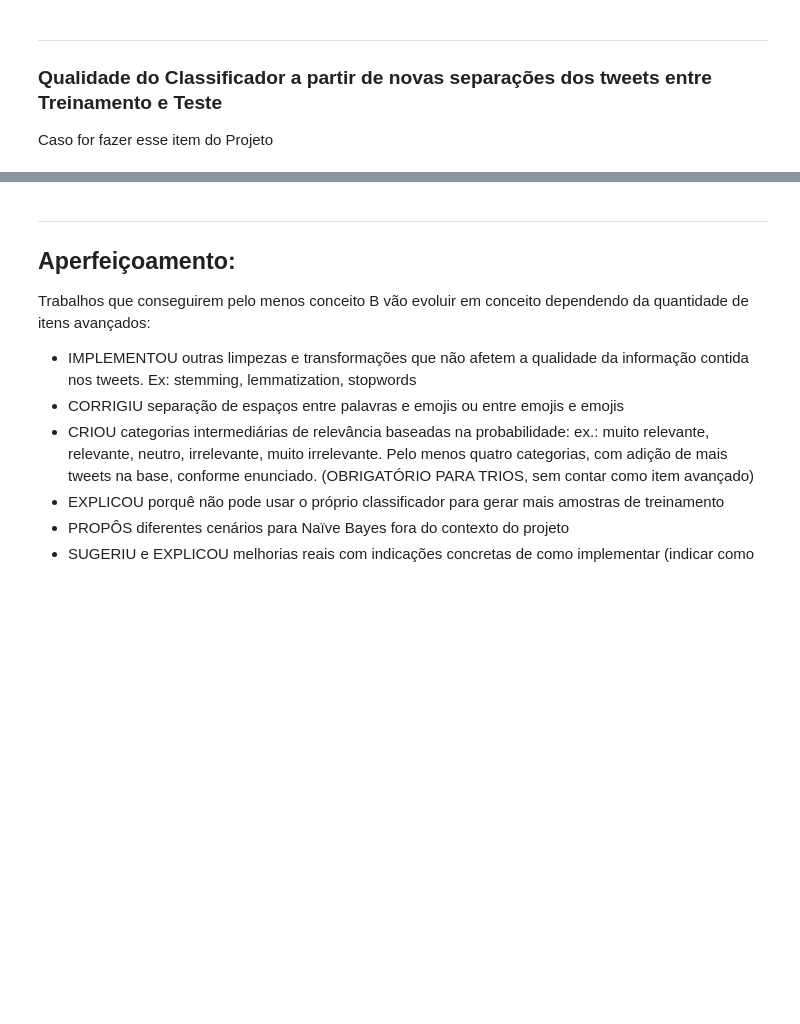
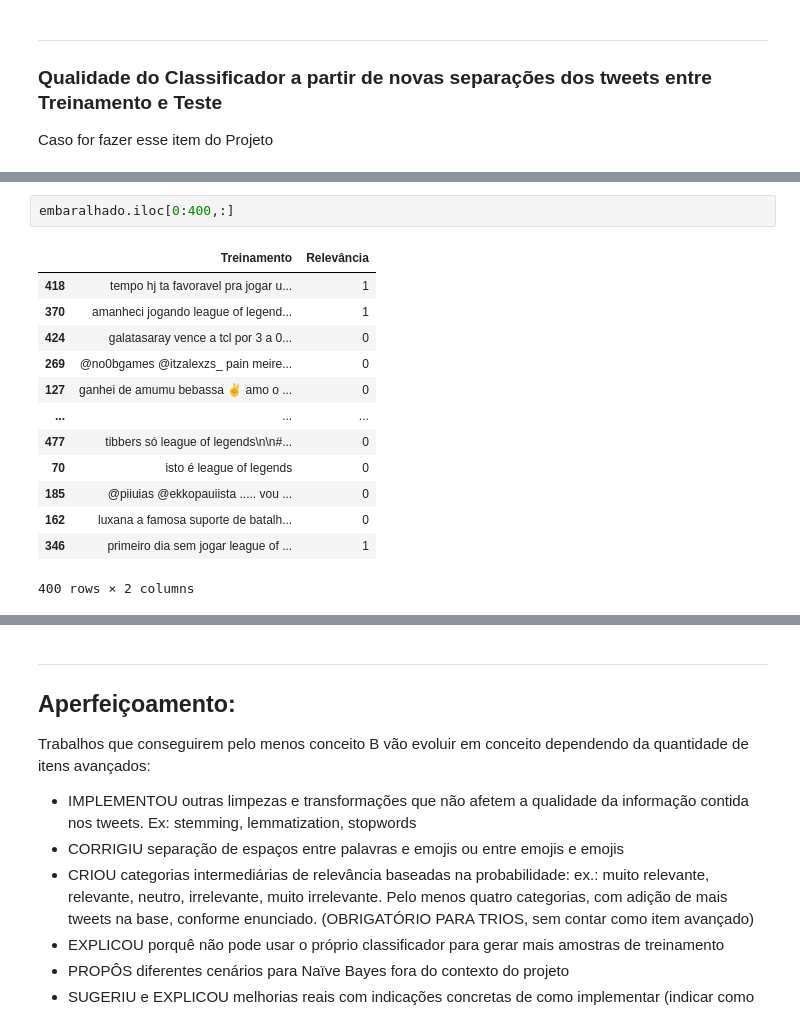
Before and after one commit to AndreBBM/Projeto-1-CDados, a Jupyter notebook: Projeto1_Funções_dos_classificadores.ipynb, the cells around one changed output, grey strips where cells are left out. Saved outputs shown, nothing was run; the diff lists cells and outputs as text; blank space fills up the shorter version.

```diff
--- a/Projeto1_Funções_dos_classificadores.ipynb
+++ b/Projeto1_Funções_dos_classificadores.ipynb
@@ -551 +552,17 @@ combined.sample(frac=1)
 700 rows × 2 columns
+# %%
+embaralhado.iloc[0:400,:]
+# %% [output]
+|  | Treinamento | Relevância |
+| 418 | tempo hj ta favoravel pra jogar u... | 1 |
+| 370 | amanheci jogando league of legend... | 1 |
+| 424 | galatasaray vence a tcl por 3 a 0... | 0 |
+| 269 | @no0bgames @itzalexzs_ pain meire... | 0 |
+| 127 | ganhei de amumu bebassa ✌️ amo o ... | 0 |
+| ... | ... | ... |
+| 477 | tibbers só league of legends\n\n#... | 0 |
+| 70 | isto é league of legends | 0 |
+| 185 | @piiuias @ekkopauiista ..... vou ... | 0 |
+| 162 | luxana a famosa suporte de batalh... | 0 |
+| 346 | primeiro dia sem jogar league of ... | 1 |
+400 rows × 2 columns
```
Also changed, not shown: parts of 6 cells of this notebook.
